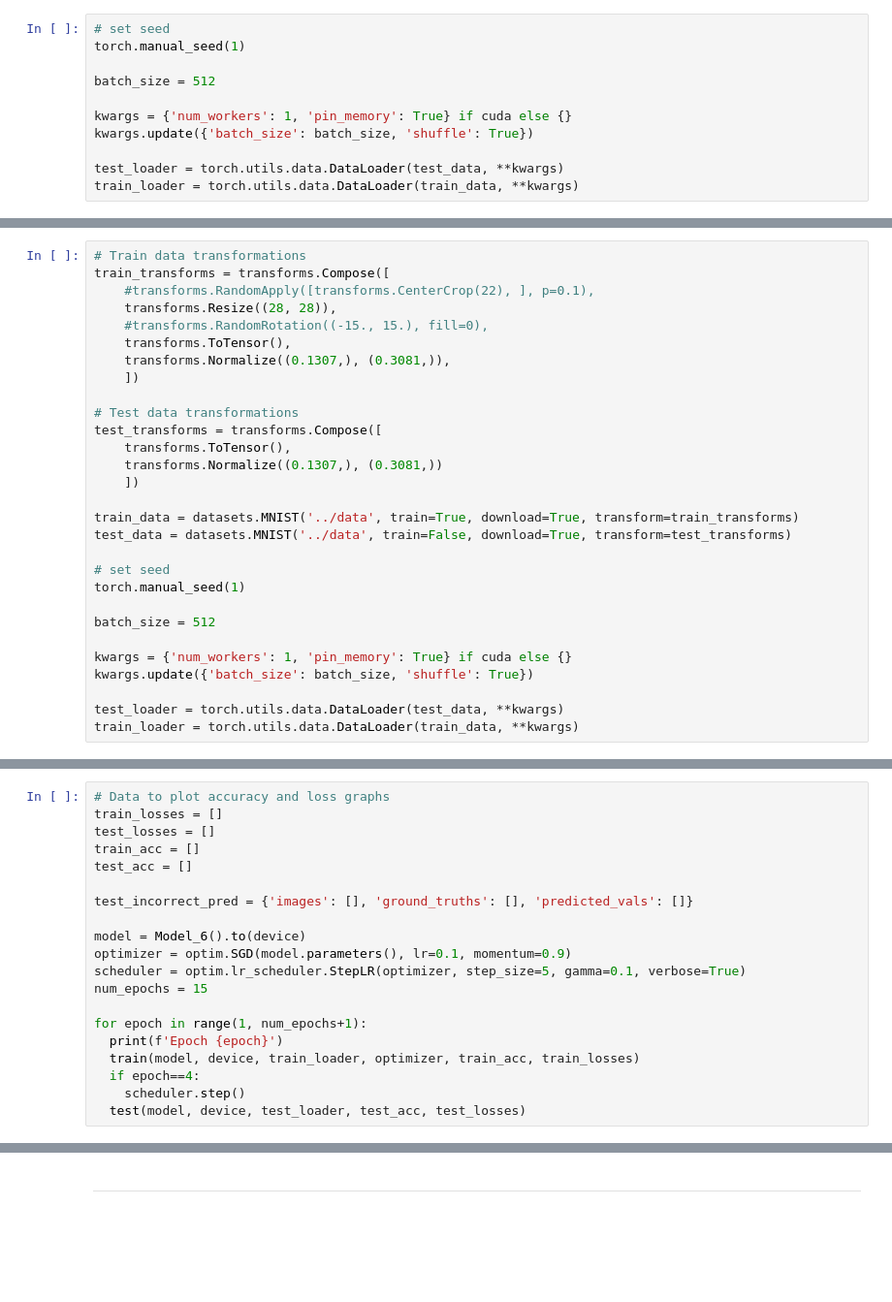
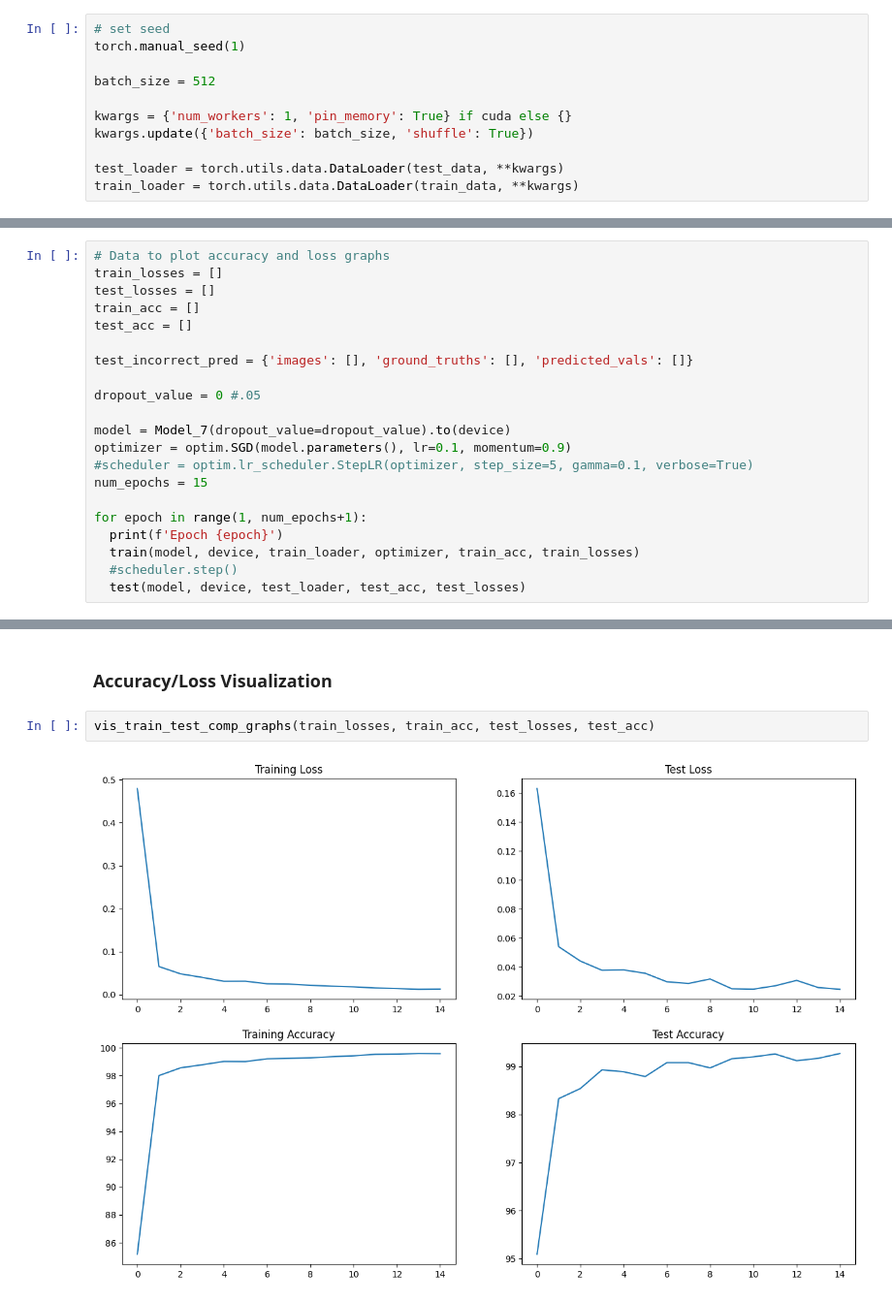
Before and after one commit to garima-mahato/ERA_V1, a Jupyter notebook: Session7_InDepthCodingPractice/S7_File1.ipynb, the cells around one changed output, grey strips where cells are left out. Shown: that part at 97% size. Cells and saved outputs as stored; diff of their text form; blank space fills up the shorter version.

```diff
--- a/Session7_InDepthCodingPractice/S7_File1.ipynb
+++ b/Session7_InDepthCodingPractice/S7_File1.ipynb
@@ -87,29 +82,0 @@ view_data(train_loader)
-# %%
-# Train data transformations
-train_transforms = transforms.Compose([
-    #transforms.RandomApply([transforms.CenterCrop(22), ], p=0.1),
-    transforms.Resize((28, 28)),
-    #transforms.RandomRotation((-15., 15.), fill=0),
-    transforms.ToTensor(),
-    transforms.Normalize((0.1307,), (0.3081,)),
-    ])
-
-# Test data transformations
-test_transforms = transforms.Compose([
-    transforms.ToTensor(),
-    transforms.Normalize((0.1307,), (0.3081,))
-    ])
-
-train_data = datasets.MNIST('../data', train=True, download=True, transform=train_transforms)
-test_data = datasets.MNIST('../data', train=False, download=True, transform=test_transforms)
-
-# set seed
-torch.manual_seed(1)
-
-batch_size = 512
-
-kwargs = {'num_workers': 1, 'pin_memory': True} if cuda else {}
-kwargs.update({'batch_size': batch_size, 'shuffle': True})
-
-test_loader = torch.utils.data.DataLoader(test_data, **kwargs)
-train_loader = torch.utils.data.DataLoader(train_data, **kwargs)
@@ -162,15 +123,16 @@ test_acc = []
 
 test_incorrect_pred = {'images': [], 'ground_truths': [], 'predicted_vals': []}
 
-model = Model_6().to(device)
+dropout_value = 0 #.05
+
+model = Model_7(dropout_value=dropout_value).to(device)
 optimizer = optim.SGD(model.parameters(), lr=0.1, momentum=0.9)
-scheduler = optim.lr_scheduler.StepLR(optimizer, step_size=5, gamma=0.1, verbose=True)
+#scheduler = optim.lr_scheduler.StepLR(optimizer, step_size=5, gamma=0.1, verbose=True)
 num_epochs = 15
 
 for epoch in range(1, num_epochs+1):
   print(f'Epoch {epoch}')
   train(model, device, train_loader, optimizer, train_acc, train_losses)
-  if epoch==4:
-    scheduler.step()
+  #scheduler.step()
   test(model, device, test_loader, test_acc, test_losses)
 # %% [output]
@@ -211,2 +174,6 @@ Epoch 11
-# %% [markdown]
-----
+# %% [markdown]
+### Accuracy/Loss Visualization
+# %%
+vis_train_test_comp_graphs(train_losses, train_acc, test_losses, test_acc)
+# %% [output]
+[figure, added]
```
Also changed, not shown: parts of 18 cells of this notebook, 5 other files.
